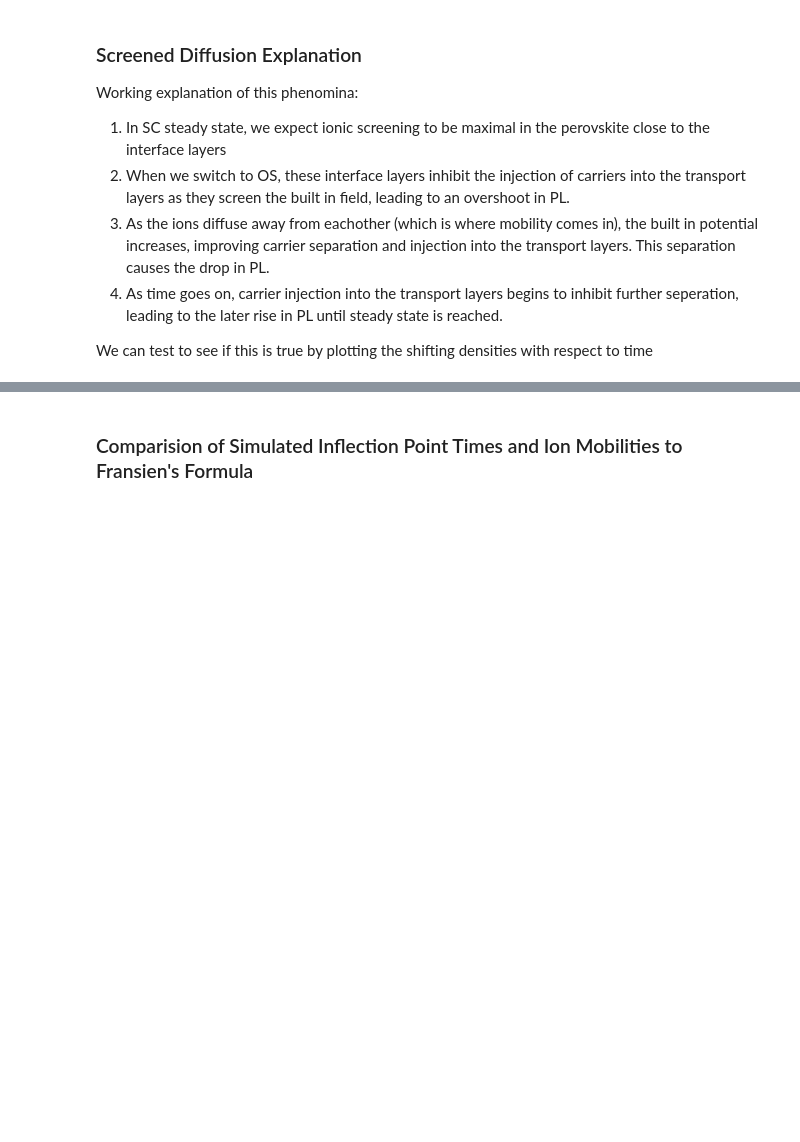
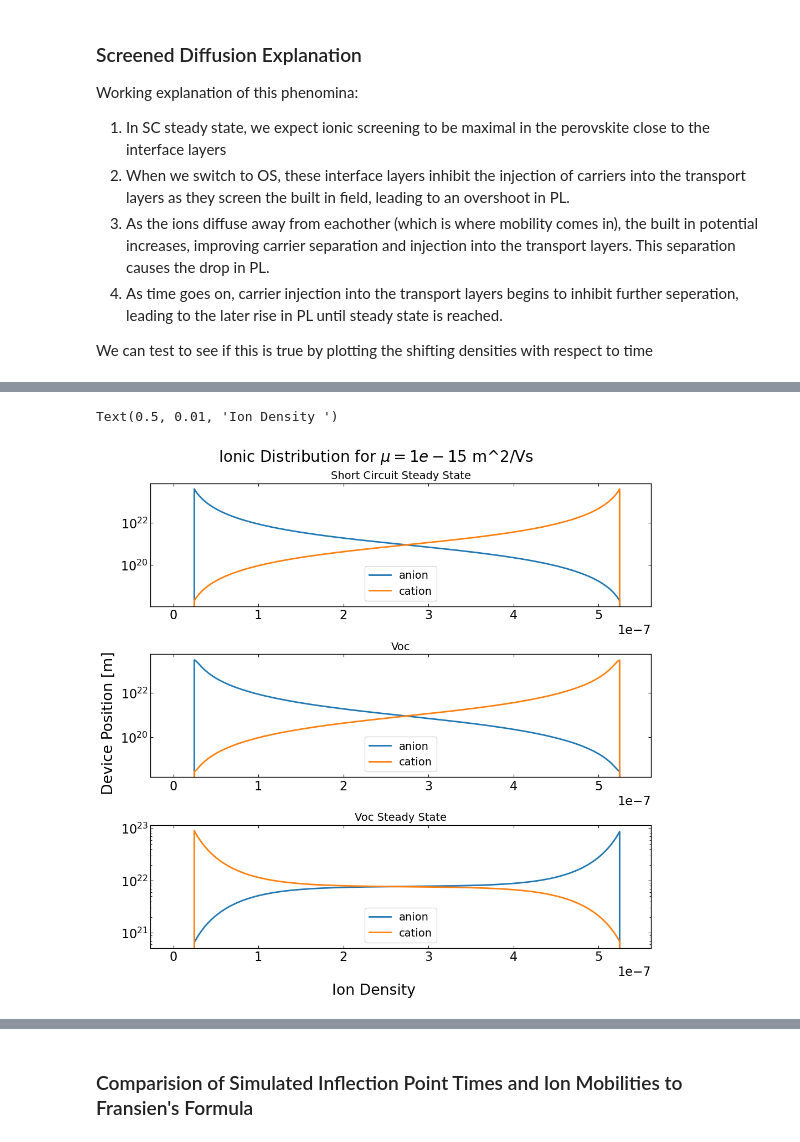
Before and after one commit to joshedmundson/pySIMsalabim, a Jupyter notebook: Notebooks/New PL Project/analysis.ipynb, the cells around one changed output, grey strips where cells are left out. Drawn from its saved outputs; the diff is of its cells as text; code cells hidden in the pictures; blank space fills up the shorter version.

Commit message:
experiment (WIP): add analysis looking at critical ion density

```diff
--- a/Notebooks/New PL Project/analysis.ipynb
+++ b/Notebooks/New PL Project/analysis.ipynb
@@ -125,7 +125,7 @@ for ion_mobility in mu_ions:
 
     var_file_name = f"varFile_{ion_mobility}.dat"
     var_file_data = pd.read_csv(os.path.join(session_path, var_file_name), sep=r"\s+")
-    var_file_data = var_file_data[["x", "time", "n", "p", "anion", "cation", ]]
+    var_file_data = var_file_data[["x", "time", "n", "p", "anion", "cation", "V"]]
 
     zimt_run = ZimtRun(N_anion=1E22, N_cation=1E22, tj_data=tj_file_data, var_data=var_file_data, mu_anion=float(ion_mobility), mu_cation=float(ion_mobility))
     zimt_runs.append(zimt_run)
@@ -309,0 +253,39 @@ TypeError: only integer scalar arrays can be converted to a scalar index
+# %%
+# Get the run at mu=1E-15
+ion_mobility = 1E-15
+runs = [run for run in zimt_runs if run.mu_anion==1E-15]
+run = runs[0]
+
+number_of_x_positions = len(run.var_data["x"].unique())
+
+# Get the internal distributions at short circuit steady state...
+internal_distributions_sc_ss = run.var_data.iloc[0:number_of_x_positions]
+# print(internal_distributions_sc_ss)
+
+# ...just as we hit Voc...
+internal_distributions_oc = run.var_data[run.var_data["time"]==0.2]
+# print(internal_distributions_oc)
+
+# ...and at Voc ss
+internal_distributions_oc_ss = run.var_data.tail(number_of_x_positions)
+# print(internal_distributions_oc_ss)
+
+distributions = [internal_distributions_sc_ss, internal_distributions_oc, internal_distributions_oc_ss]
+titles = ["Short Circuit Steady State", "Voc", "Voc Steady State"]
+
+
+fig = plt.figure(figsize=(10,10), layout="constrained")
+for index, distribution in enumerate(distributions):
+    subplot_location = f"31{index+1}"
+    ax = fig.add_subplot(int(subplot_location))
+    ax.plot(distribution["x"], distribution[["anion", "cation"]], label=["anion", "cation"])
+    ax.legend()
+    ax.set_yscale("log")
+    ax.set_title(titles[index])
+
+fig.suptitle(f"Ionic Distribution for $\\mu={ion_mobility}$ m^2/Vs", fontsize=20)
+fig.supylabel("Device Position [m]")
+fig.supxlabel("Ion Density ")
+# %% [output]
+Text(0.5, 0.01, 'Ion Density ')
+[figure, added]
```
Also changed, not shown: parts of 15 cells of this notebook.
